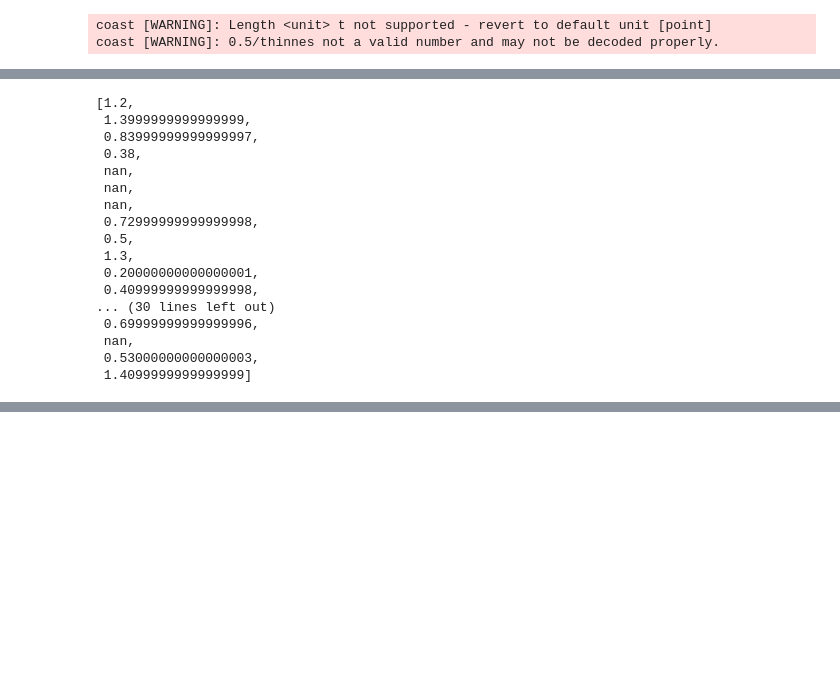
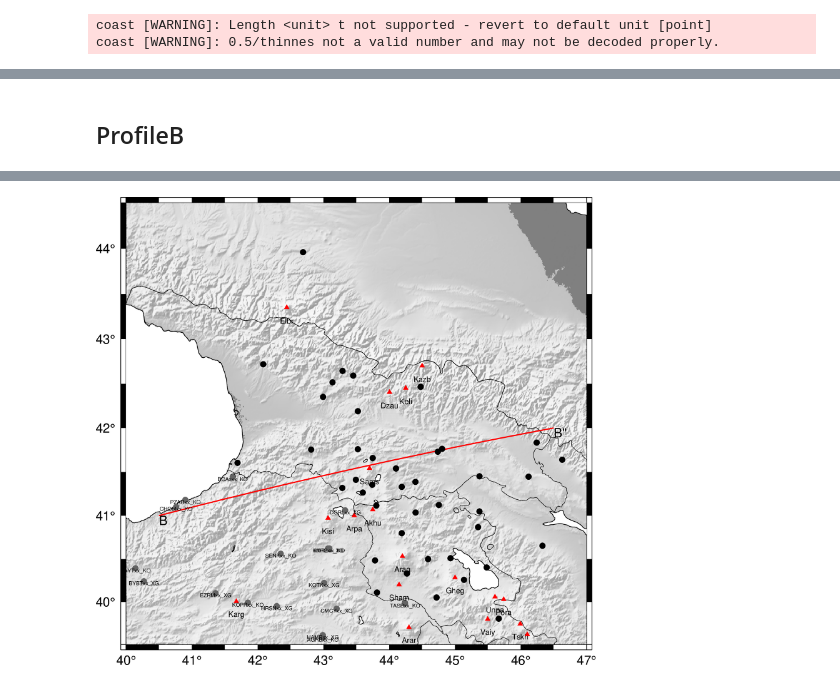
Before and after one commit to jhtong33/Python, a Jupyter notebook: 20.Profile_dt_phi.ipynb, the cells around one changed output, grey strips where cells are left out. Saved outputs shown, nothing was run; the diff lists cells and outputs as text; code cells hidden in the pictures; blank space fills up the shorter version.

```diff
--- a/20.Profile_dt_phi.ipynb
+++ b/20.Profile_dt_phi.ipynb
@@ -180,20 +159,35 @@ Text(0, 0.5, 'Fast Direction (°)')
-# %%
-dtlist
-# %% [output]
-[1.2,
- 1.3999999999999999,
- 0.83999999999999997,
- 0.38,
- nan,
- nan,
- nan,
- 0.72999999999999998,
- 0.5,
- 1.3,
- 0.20000000000000001,
- 0.40999999999999998,
-... (30 lines left out)
- 0.69999999999999996,
- nan,
- 0.53000000000000003,
- 1.4099999999999999]
+# %% [markdown]
+## ProfileB
+# %%
+KOresult='/Volumes/home/Research/DataBase/02_SKS_splitting/Lemnifi_etal_Turkey_stations_averaged_DB.txt'
+dK = pd.read_csv(KOresult,sep='\s+',names=['Station','lat','lon','phi','phi_std','dt','dt_std','Num'])
+
+newdK = dK[dK['lat']>=39.5][dK['lon']>=40][dK['Station']!='GNIxxx_IU']
+# %%
+figmap = pygmt.Figure()
+figmap.basemap(region=regvals, projection="M15c", frame = ['x1f0.5', 'y1f0.5', 'nSeW'])
+figmap.grdimage('@earth_relief_30s',region =regvals, cmap="eleva.cpt",monochrome=True, shading=True, transparency=50)
+figmap.coast(resolution = 'h', shorelines ='0.5/thinnest,black', water='white', borders = '1/0.3p')
+
+figmap.plot(x=[40.5,46.5],y=[41,42],pen="1p,red")
+figmap.text(x=[40.5,46.5],y=[41,42],text=['B','B"'],justify='TL')
+for i in range(len(dv)):
+    vlat= dv['lat'].values[i]
+    vlon= dv['lon'].values[i]
+    name= dv['VolcanoName'].values[i]
+    figmap.plot(x=vlon,y=vlat,style='t0.2c',color='red')
+    figmap.text(x=vlon,y=vlat-0.15,text=name[0:4],font='7p')
+
+for STApath in glob.glob(f'{PKLpath}/*.pkl'):
+    STApkl = pickle.load(open(STApath, "rb"))
+    values = [value for keys, value in STApkl.items() ][0]
+    NET = values['network']; STA = values['station']
+    st_lat = values['latitude']; st_lon = values['longitude']
+    figmap.plot(x=st_lon,y=st_lat,style='c0.2c',color='black')
+for i in range(len(newdK)):
+    st_lat = newdK['lat'].values[i]; st_lon = newdK['lon'].values[i]
+    sta = newdK['Station'].values[i]
+    figmap.plot(x=st_lon,y=st_lat,style='c0.2c',color='100')
+    figmap.text(x=st_lon,y=st_lat,text=sta,justify='TC',font='5p')
+figmap.show()
+# %% [output]
@@ -199,0 +196 @@ dtlist
+[figure, added]
```
Also changed, not shown: parts of 15 cells of this notebook, 7 other files.
